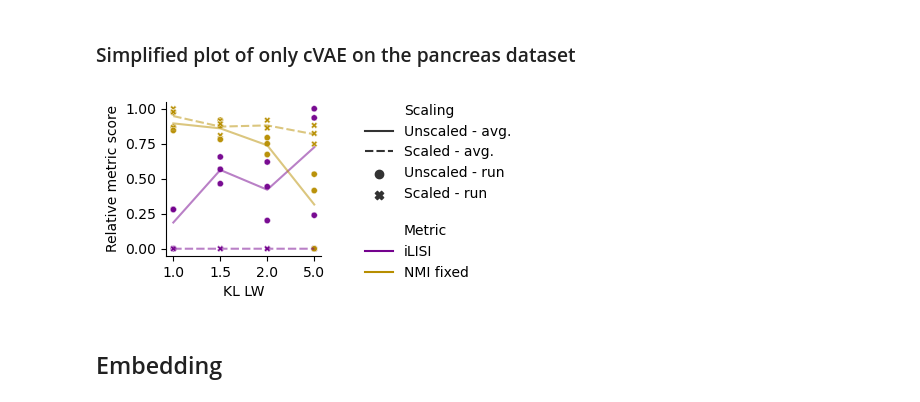
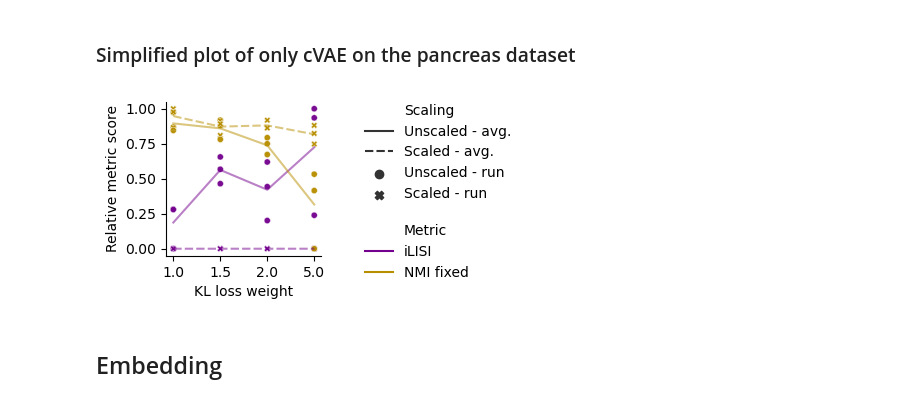
Before and after one commit to theislab/cross_system_integration, a Jupyter notebook: notebooks/results/performance/scaling_embed.ipynb, the cells around one changed output. Saved outputs shown, nothing was run; the diff lists cells and outputs as text; code cells hidden in the pictures.

Commit message:
adjust plots partial

```diff
--- a/notebooks/results/performance/scaling_embed.ipynb
+++ b/notebooks/results/performance/scaling_embed.ipynb
@@ -285,34 +285,35 @@ sb.lineplot(x=param_opt_val_col,y='ilisi_system',style=scaling_col,data=res_plot
            c=palette_metric['ilisi_system'],alpha=0.5)
 sb.scatterplot(x=param_opt_val_col,y='ilisi_system',style=scaling_col,data=res_plot,ax=ax,
            c=palette_metric['ilisi_system'],s=s_run,alpha=0.8)
 # Get legend elements before they are repeated due to the other metric
 handles,labels=ax.get_legend_handles_labels()
 sb.lineplot(x=param_opt_val_col,y='nmi',style=scaling_col,data=res_plot_me,ax=ax,
            c=palette_metric['nmi'],alpha=0.5)
 sb.scatterplot(x=param_opt_val_col,y='nmi',style=scaling_col,data=res_plot,ax=ax,
            c=palette_metric['nmi'],s=s_run,alpha=0.8)
 ax.set_ylabel('Relative metric score')
+ax.set_xlabel(param_opt_val_col.replace('LW','loss weight'))
 ax.set(facecolor = (0,0,0,0))
 fig.set_facecolor((0,0,0,0))
 ax.spines['top'].set_visible(False)
 ax.spines['right'].set_visible(False)
 
 # Add to legen metric colors
 handles=[Line2D([0], [0],  markersize=0, lw=0, markeredgewidth=0)]+handles+\
         [Line2D([0], [0],  markersize=0, lw=0, markeredgewidth=0),
          Line2D([0], [0], color=palette_metric['ilisi_system']),
          Line2D([0], [0], color=palette_metric['nmi'])]
 labels=['Scaling']+labels+['\nMetric',metric_map['ilisi_system'],metric_map['nmi']]
 
 ax.legend(handles=handles, labels=labels, bbox_to_anchor=(1.2,1.07),frameon=False)
 
 # Save
 plt.savefig(path_fig+'scaling_embed-score_pancreas_cVAE_2d-line.pdf',
             dpi=300,bbox_inches='tight')
 plt.savefig(path_fig+'scaling_embed-score_pancreas_cVAE_2d-line.png',
             dpi=300,bbox_inches='tight')
 # %% [output]
-[figure, old version]
+[figure, new version]
 # %% [markdown]
 ## Embedding
 # %%
```
Also changed, not shown: 3 other files.
